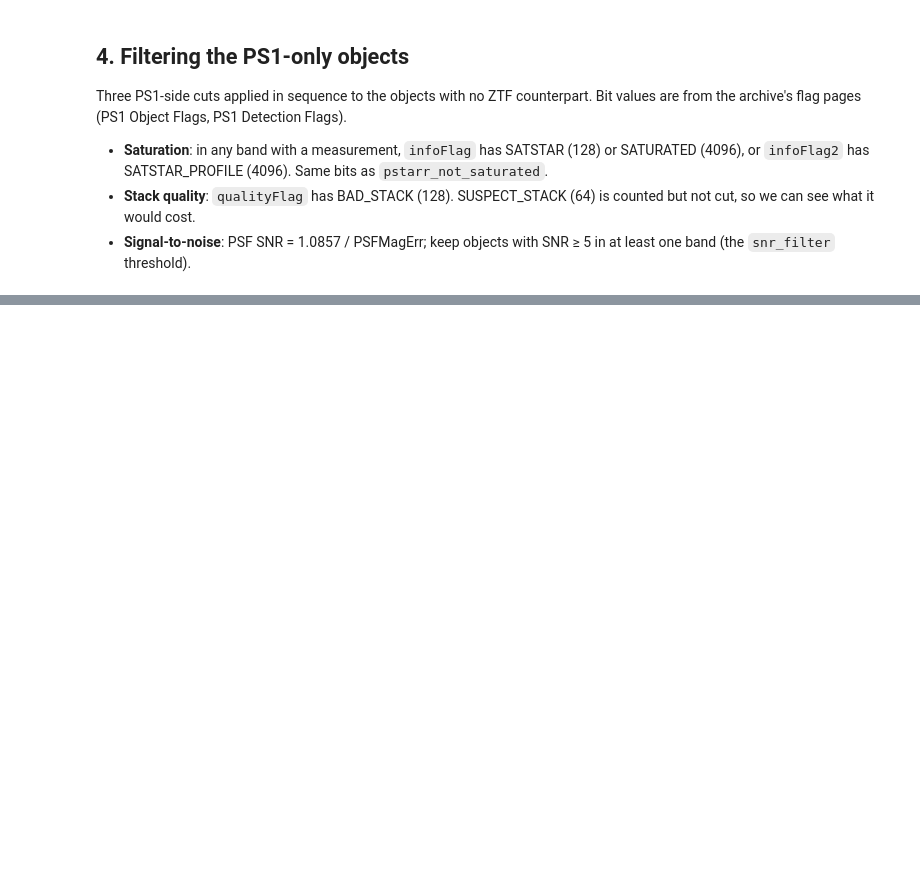
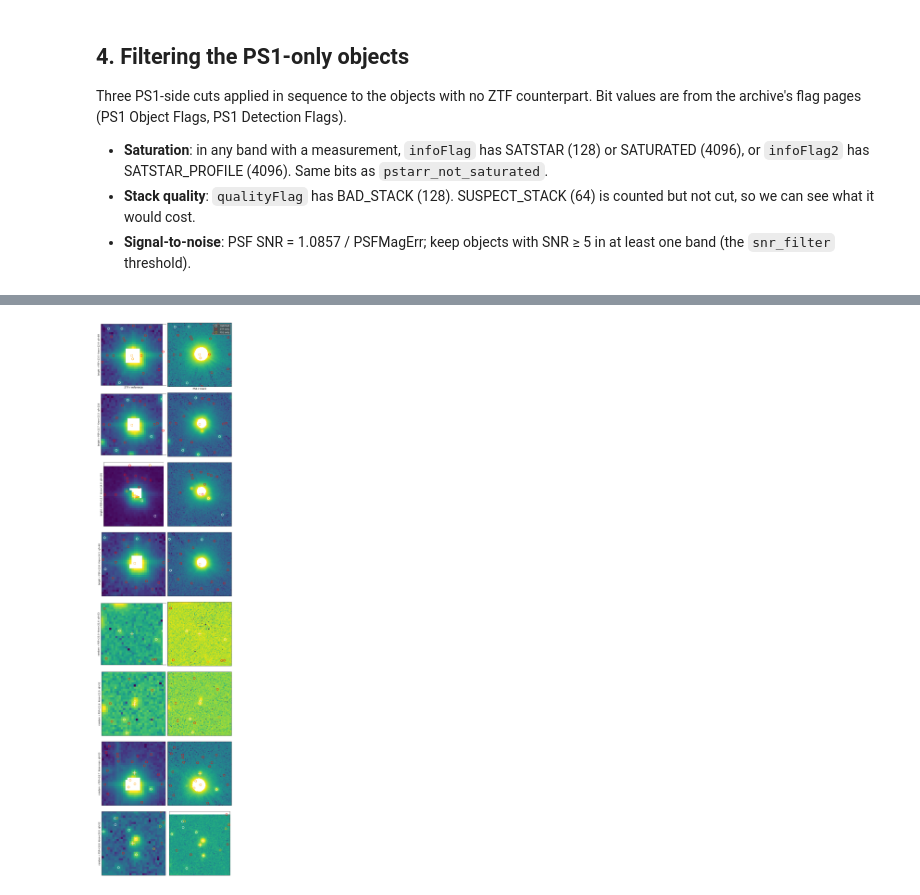
Before and after one commit to Adam-Boesky/long_transients2, a Jupyter notebook: Notebooks/ztf_ps1_matching.ipynb, the cells around one changed output, grey strips where cells are left out. Drawn from its saved outputs; the diff is of its cells as text; code cells hidden in the pictures; blank space fills up the shorter version.

Commit message:
Notebook: cutouts of the PS1-only survivors
Co-Authored-By: Claude Fable 5.1 <noreply@anthropic.com>

```diff
--- a/Notebooks/ztf_ps1_matching.ipynb
+++ b/Notebooks/ztf_ps1_matching.ipynb
@@ -209,0 +214,22 @@ saturated objects by r PSF mag: {'count': 95.0, 'min': 13.0, '50%': 18.5, 'max':
+# %%
+rng = np.random.default_rng(0)
+survivors = ps1_only_clean[ps1_only_clean.rPSFMag.notna()]
+brightest = survivors.sort_values('rPSFMag').head(4)
+random = survivors.drop(brightest.index).sample(4, random_state=0)
+rows = [(r.ra, r.dec, f'bright  r PSF={r.rPSFMag:.1f}  Kron={r.rKronMag:.1f}  qf={int(r.qualityFlag)}') for r in brightest.itertuples()] + \
+       [(r.ra, r.dec, f'random  r PSF={r.rPSFMag:.1f}  Kron={r.rKronMag:.1f}  qf={int(r.qualityFlag)}') for r in random.itertuples()]
+fig, axes = plt.subplots(len(rows), 2, figsize=(8, 4 * len(rows)))
+for (ra, dec, label), (axl, axr) in zip(rows, axes):
+    show(axl, ztf_img, ra, dec)
+    axl.set_ylabel(label, fontsize=9)
+    pim = ps1_image_at(ra, dec)
+    if pim is not None:
+        show(axr, pim, ra, dec)
+    else:
+        axr.set_axis_off()
+axes[0, 0].set_xlabel('ZTF r reference'); axes[0, 1].set_xlabel('PS1 r stack')
+axes[0, 1].legend(handles=handles, loc='upper right', frameon=True, facecolor='0.3', labelcolor='white', fontsize=9)
+plt.tight_layout()
+plt.show()
+# %% [output]
+[figure, added]
```
Also changed, not shown: parts of 2 cells of this notebook.
